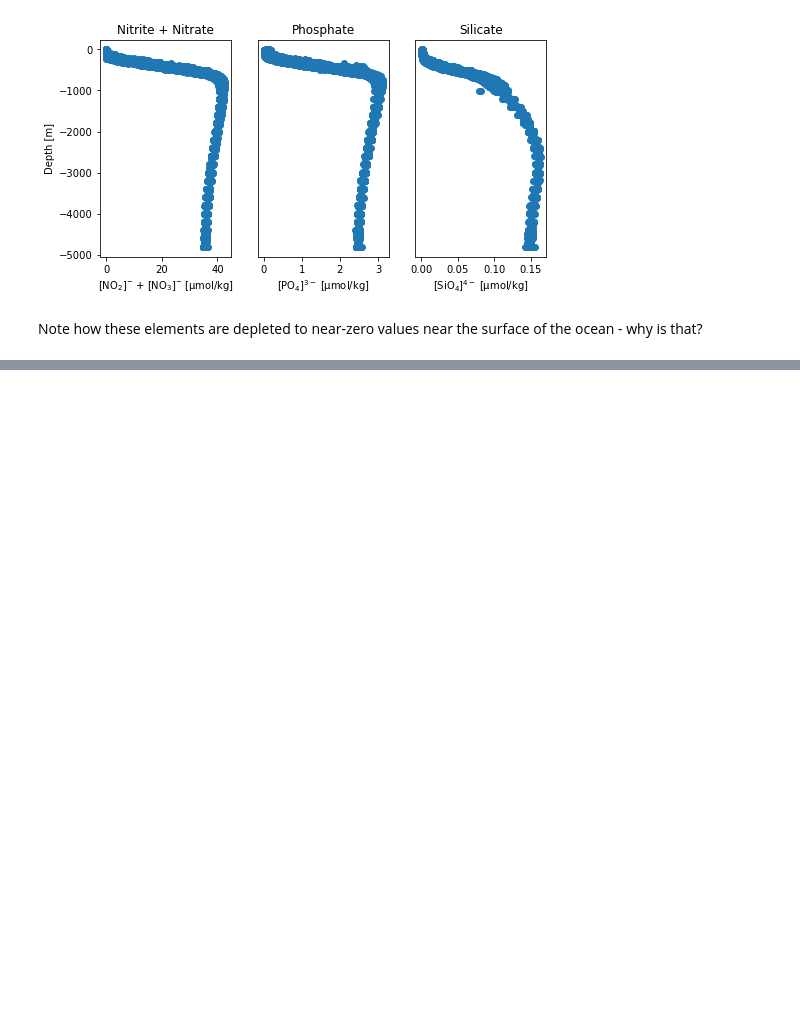
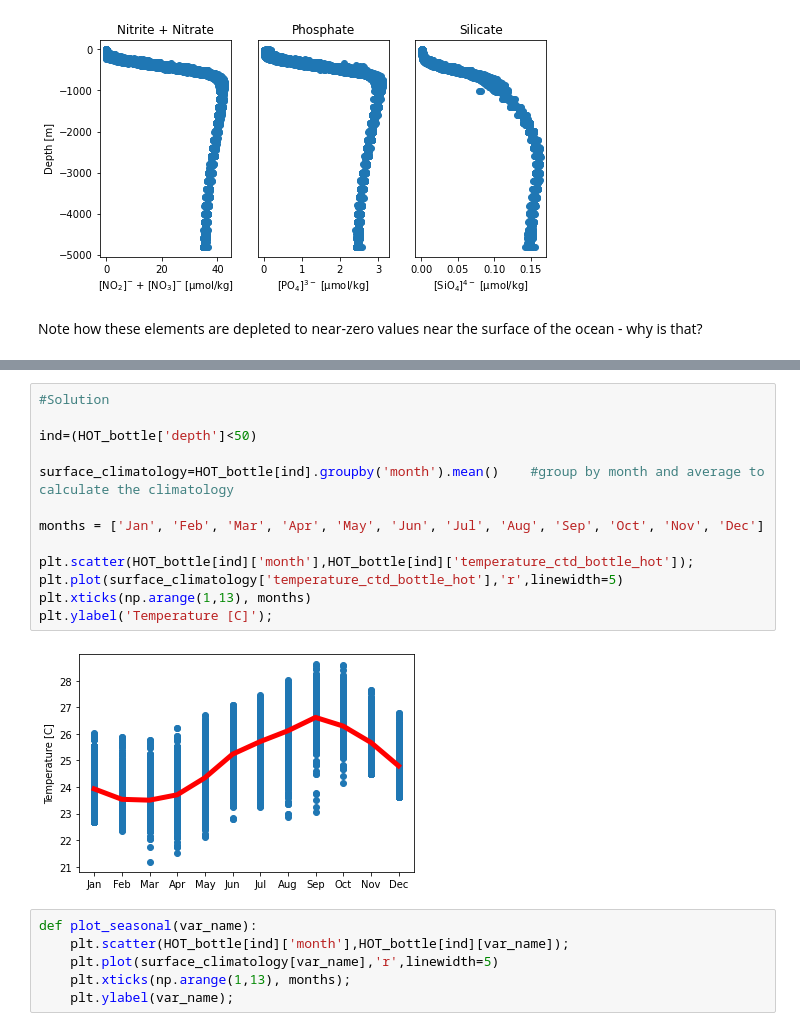
Before and after one commit to gmanuch/DataScienceOceanography, a Jupyter notebook: Tutorials/CO/CO_Tutorial.ipynb, the cells around one changed output, grey strips where cells are left out. Drawn from its saved outputs; the diff is of its cells as text; blank space fills up the shorter version.

```diff
--- a/Tutorials/CO/CO_Tutorial.ipynb
+++ b/Tutorials/CO/CO_Tutorial.ipynb
@@ -252,0 +289,21 @@ plt.savefig('Redfield.pdf')
+# %%
+#Solution
+
+ind=(HOT_bottle['depth']<50)
+
+surface_climatology=HOT_bottle[ind].groupby('month').mean()    #group by month and average to calculate the climatology
+
+months = ['Jan', 'Feb', 'Mar', 'Apr', 'May', 'Jun', 'Jul', 'Aug', 'Sep', 'Oct', 'Nov', 'Dec']
+
+plt.scatter(HOT_bottle[ind]['month'],HOT_bottle[ind]['temperature_ctd_bottle_hot']);
+plt.plot(surface_climatology['temperature_ctd_bottle_hot'],'r',linewidth=5)
+plt.xticks(np.arange(1,13), months)
+plt.ylabel('Temperature [C]');
+# %% [output]
+[figure, added]
+# %%
+def plot_seasonal(var_name):
+    plt.scatter(HOT_bottle[ind]['month'],HOT_bottle[ind][var_name]);
+    plt.plot(surface_climatology[var_name],'r',linewidth=5)
+    plt.xticks(np.arange(1,13), months);
+    plt.ylabel(var_name);
```
Also changed, not shown: parts of 14 cells of this notebook.
